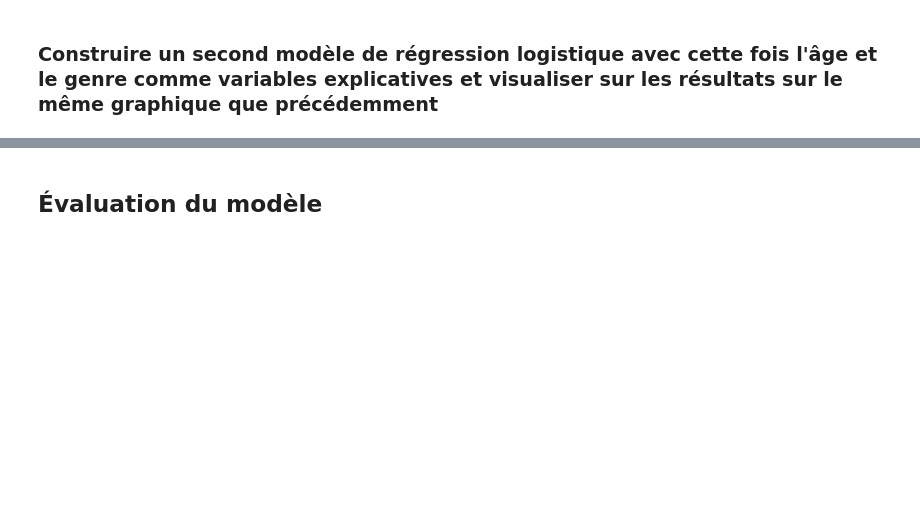
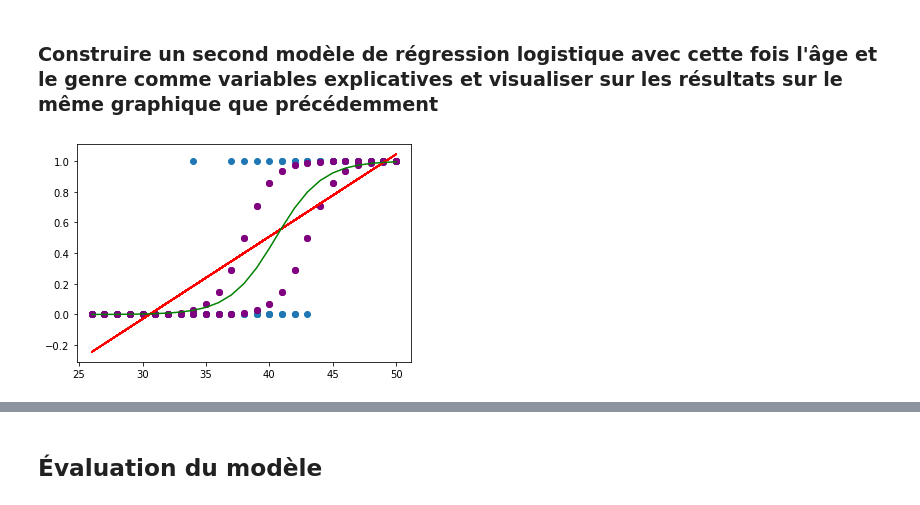
Before and after one commit to louiskuhn/IA-P2-Euskadi, a Jupyter notebook: Régression logistique/1. La régression logistique.ipynb, the cells around one changed output, grey strips where cells are left out. Drawn from its saved outputs; the diff is of its cells as text; code cells hidden in the pictures; blank space fills up the shorter version.

Commit message:
correction 1 regression logistique

```diff
--- a/Régression logistique/1. La régression logistique.ipynb
+++ b/Régression logistique/1. La régression logistique.ipynb
@@ -129,3 +136,28 @@ plt.plot(x.sort_values(by='Age'), reglog.predict_proba(x.sort_values(by='Age'))[
 [figure]
 # %% [markdown]
 ### Construire un second modèle de régression logistique avec cette fois l'âge et le genre comme variables explicatives et visualiser sur les résultats sur le même graphique que précédemment
+# %%
+X = data[['Age','Gender']]
+y = data['TookAction']
+
+# Variable Genre catégorique
+dummies = pd.get_dummies(X.Gender, drop_first=True)
+X = pd.concat([X,dummies], axis=1)
+X.drop(['Gender'],inplace=True,axis=1)
+
+# Modèle de régression logistique sur le training set
+from sklearn.linear_model import LogisticRegression
+reglog2 = LogisticRegression(penalty ='none', random_state = 0)
+reglog2.fit(X, y)
+
+# Prédictions
+y_pred2 = reglog2.predict(X)
+prob_pred2 = reglog2.predict_proba(X)
+# %%
+# Visualisation
+plt.scatter(x,y)
+plt.plot(x, reglin.predict(x),c='r')
+plt.plot(x.sort_values(by='Age'), reglog.predict_proba(x.sort_values(by='Age'))[:,1], c='g')
+plt.scatter(x.sort_values(by='Age'), reglog2.predict_proba(X.sort_values(by='Age'))[:,1], c='purple');
+# %% [output]
+[figure, added]
```
Also changed, not shown: parts of 12 cells of this notebook, 1 other file.
